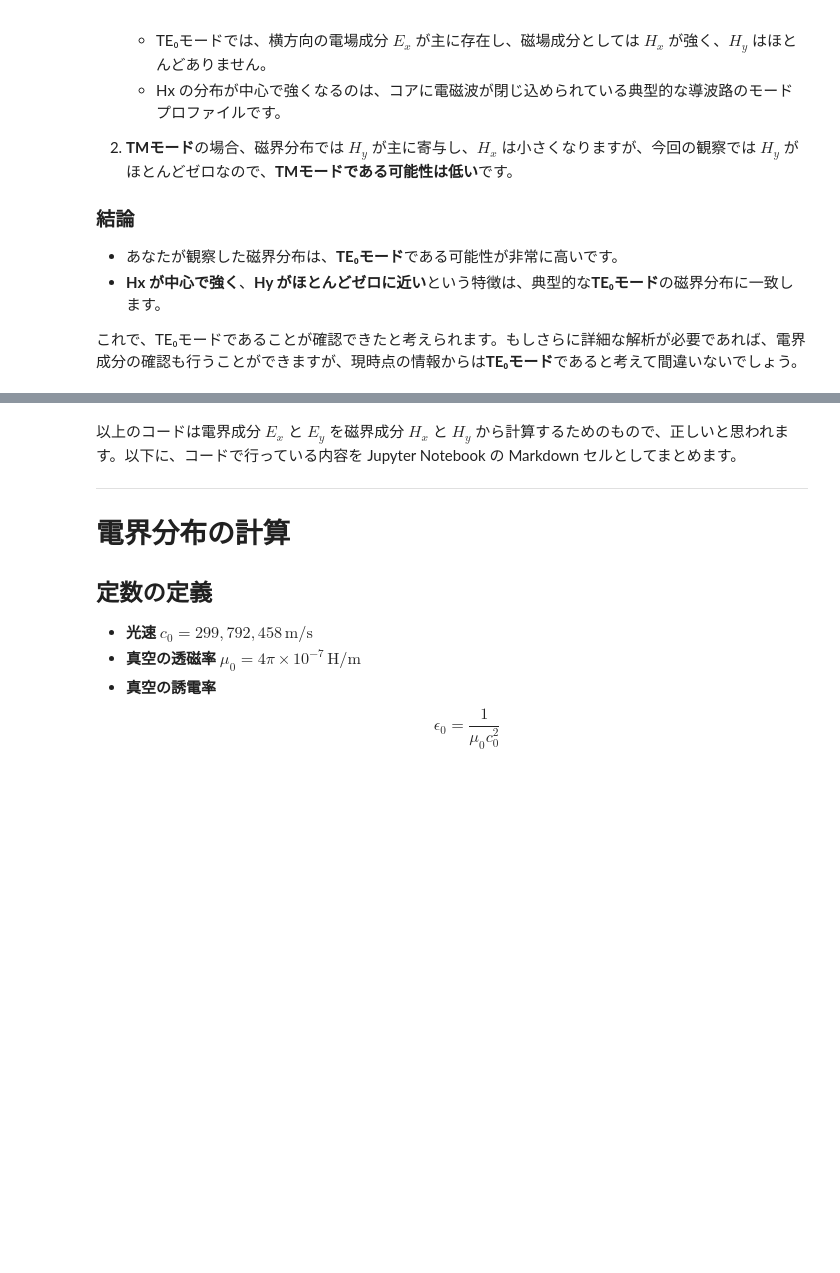
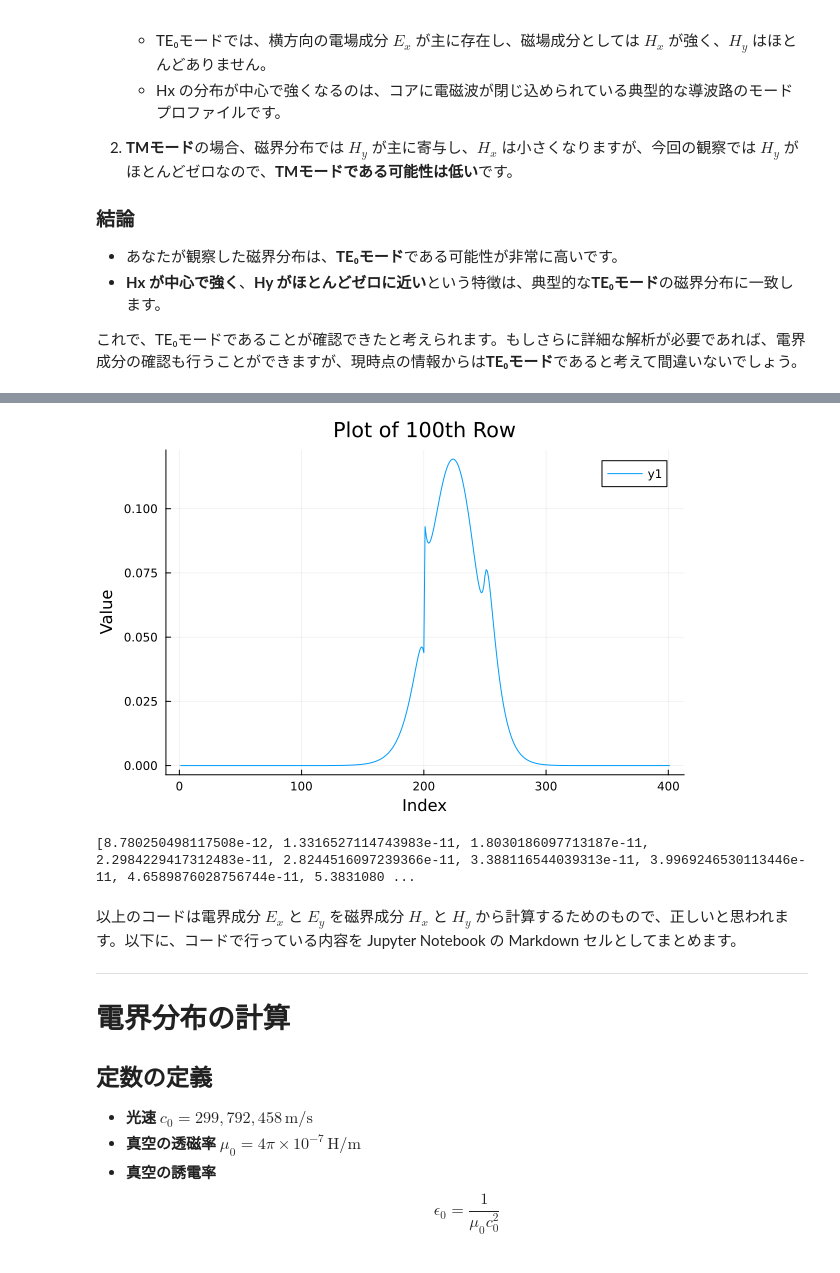
Before and after one commit to Xo1otl/mictlan, a Jupyter notebook: research/syuron/julia/examples/wgmodes.ipynb, the cells around one changed output, grey strips where cells are left out. Cells and saved outputs as stored; diff of their text form; code cells hidden in the pictures; blank space fills up the shorter version.

```diff
--- a/research/syuron/julia/examples/wgmodes.ipynb
+++ b/research/syuron/julia/examples/wgmodes.ipynb
@@ -154,3 +155,15 @@ Ey size: (101, 201)
+# %%
+line = real(Ey[:, 100])  # 100番目の行を取り出す
+println(line)
+
+# プロットを作成
+plt = Plots.plot(line, title="Plot of 100th Row", xlabel="Index", ylabel="Value")
+
+# プロットを表示
+Plots.display(plt)
+# %% [output]
+[figure, added]
+[8.780250498117508e-12, 1.3316527114743983e-11, 1.8030186097713187e-11, 2.2984229417312483e-11, 2.8244516097239366e-11, 3.388116544039313e-11, 3.9969246530113446e-11, 4.6589876028756744e-11, 5.3831080 ...
 # %% [markdown]
 以上のコードは電界成分 $ E_x $ と $ E_y $ を磁界成分 $ H_x $ と $ H_y $ から計算するためのもので、正しいと思われます。以下に、コードで行っている内容を Jupyter Notebook の Markdown セルとしてまとめます。
 
```
Also changed, not shown: parts of 3 cells of this notebook, 20 other files.
